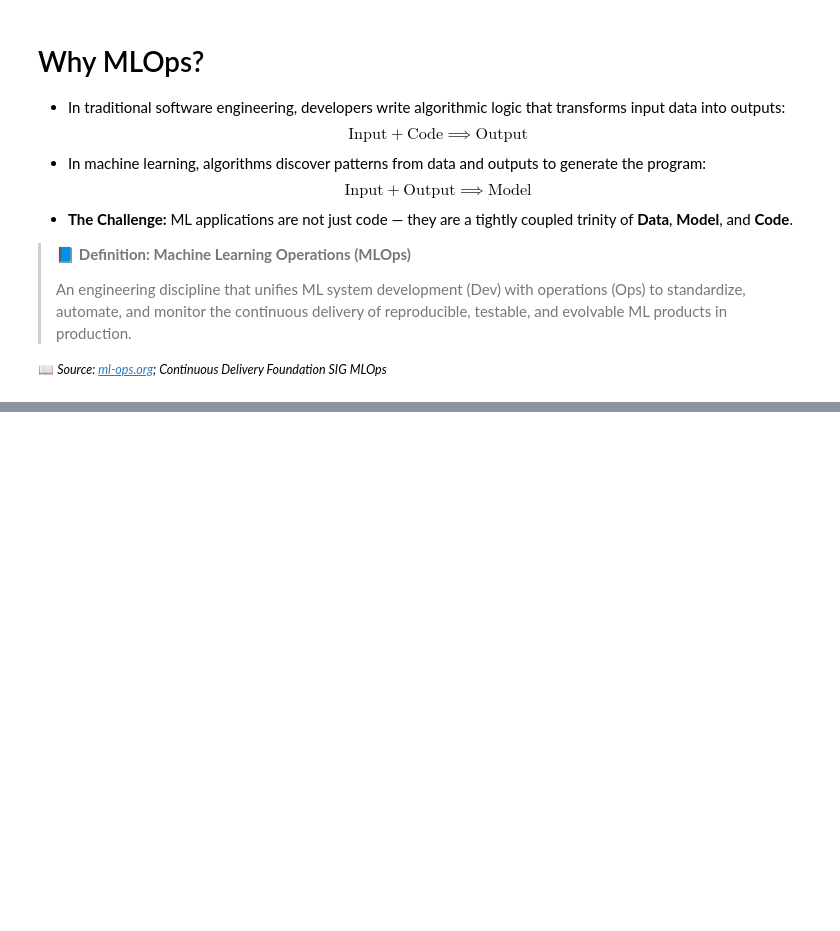
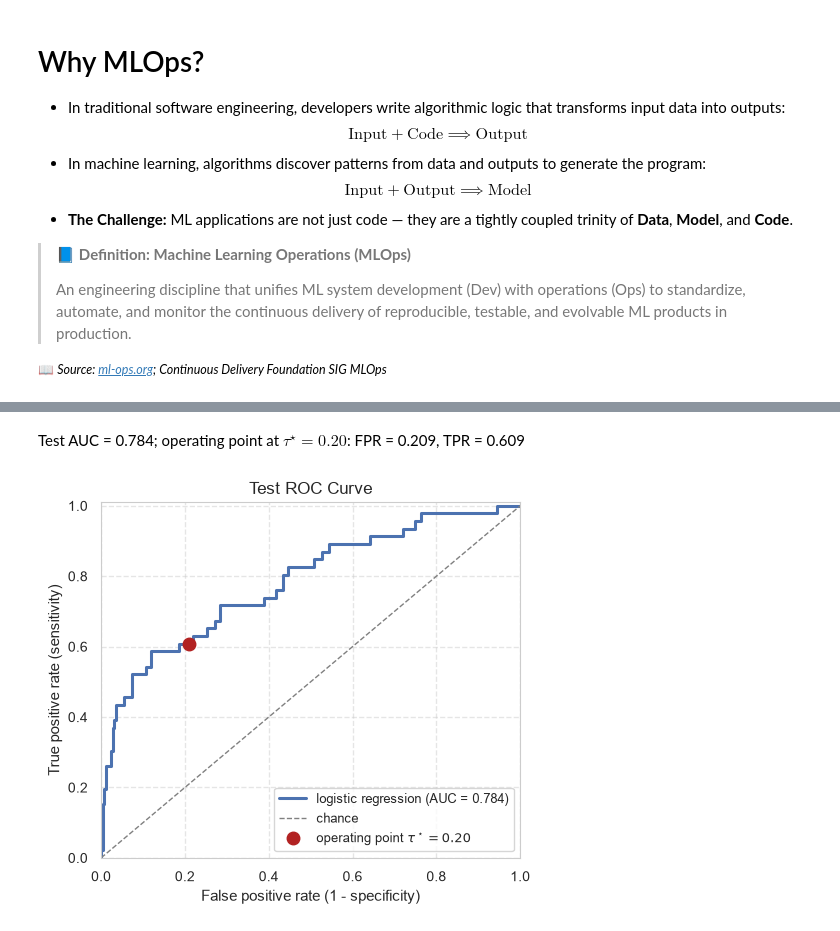
Before and after one commit to konstantin-schekotihin/dl_course, a Jupyter notebook: ML-DL/01_foundations/06_mlops.ipynb, the cells around one changed output, grey strips where cells are left out. Saved outputs shown, nothing was run; the diff lists cells and outputs as text; code cells hidden in the pictures; blank space fills up the shorter version.

```diff
--- a/ML-DL/01_foundations/06_mlops.ipynb
+++ b/ML-DL/01_foundations/06_mlops.ipynb
@@ -365,0 +390,12 @@ if drift_magnitude > DRIFT_THRESHOLD:
+# %%
+# ROC curve on the test set: TPR against FPR over all thresholds, its AUC, and the chosen operating point
+fpr, tpr, roc_thresholds = roc_curve(t_test, y_test)
+auc_test = roc_auc_score(t_test, y_test)
+fpr_star, tpr_star = fp / (fp + tn), tp / (tp + fn)
+display(Markdown(f"Test AUC = {auc_test:.3f}; operating point at $\\tau^\\star = {tau_star:.2f}$: "
+                 f"FPR = {fpr_star:.3f}, TPR = {tpr_star:.3f}"))
+hp.plot_roc_curves({f"logistic regression (AUC = {auc_test:.3f})": (fpr, tpr)},
+                   points={rf"operating point $\tau^\star = {tau_star:.2f}$": (fpr_star, tpr_star)}, title="Test ROC Curve")
+# %% [output]
+Test AUC = 0.784; operating point at $\tau^\star = 0.20$: FPR = 0.209, TPR = 0.609
+[figure, added]
```
Also changed, not shown: parts of 54 cells of this notebook, 8 other files.
